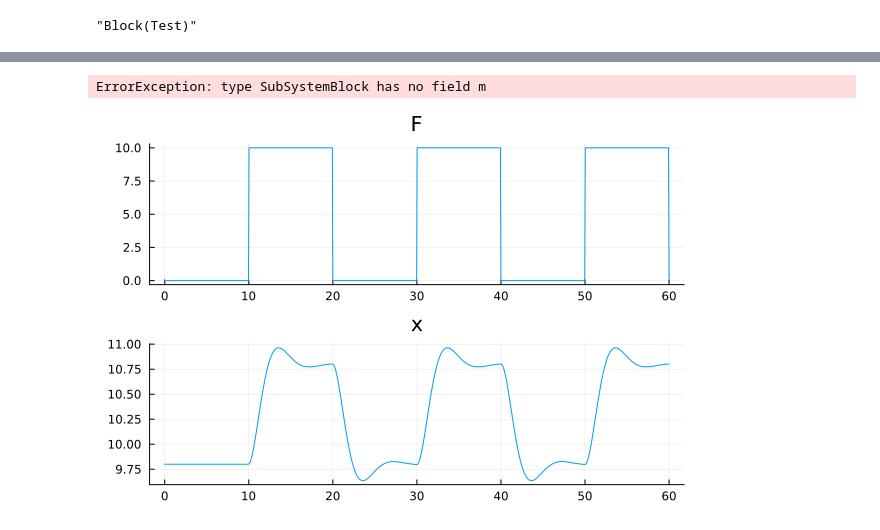
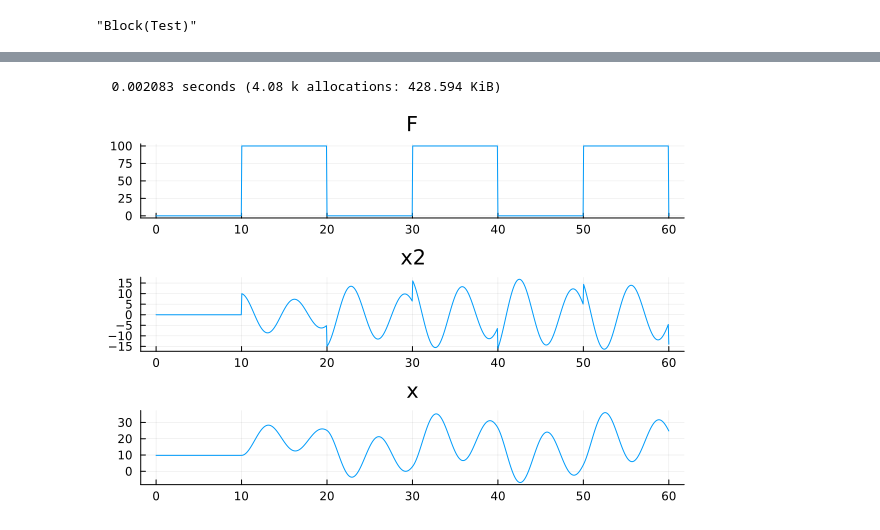
Before and after one commit to JuliaMBD/JuliaMBD.jl, a Jupyter notebook: examples/MSD.ipynb, the cells around one changed output, grey strips where cells are left out. Drawn from its saved outputs; the diff is of its cells as text; code cells hidden in the pictures.

```diff
--- a/examples/MSD.ipynb
+++ b/examples/MSD.ipynb
@@ -59,6 +59,7 @@ function MSD(;M, D, k, g = 9.8)
     JuliaMBD.LineSignal(int2.env[:out], out1.env[:in])
 
     JuliaMBD.addscope!(b, :x, out1.env[:in])
+    JuliaMBD.addscope!(b, :x2, gain3.env[:out])
     b
 end
 # %% [output]
@@ -69,15 +70,15 @@ MSD (generic function with 1 method)
 function Test(;M, D, k, f, p_cycle, p_width)
     b = JuliaMBD.SubSystemBlock(:Test)
 
-    JuliaMBD.addparameter!(b, :M, 10)
-    JuliaMBD.addparameter!(b, :D, 10)
-    JuliaMBD.addparameter!(b, :k, 10)
-    JuliaMBD.addparameter!(b, :f, 10)
-    JuliaMBD.addparameter!(b, :p_cycle, 20)
-    JuliaMBD.addparameter!(b, :p_width, 50)
-    JuliaMBD.addparameter!(b, :g, 9.8)
+    JuliaMBD.addparameter!(b, :M, M)
+    JuliaMBD.addparameter!(b, :D, D)
+    JuliaMBD.addparameter!(b, :k, k)
+    JuliaMBD.addparameter!(b, :f, f)
+    JuliaMBD.addparameter!(b, :p_cycle, p_cycle)
+    JuliaMBD.addparameter!(b, :p_width, p_width)
+    # JuliaMBD.addparameter!(b, :g, 9.8)
 
-    msd = MSD(M=10, D=10, k=10)
+    msd = MSD(M=:M, D=:D, k=:k)
     JuliaMBD.add!(b, msd)
 
     pulse = JuliaMBD.PulseGenerator(amplitude=f, period=p_cycle, pulsewidth=p_width, phasedelay=10.0)
@@ -115,5 +116,5 @@ JuliaMBD.expr_sfunc(b)
   end)
 # %%
-b = Test(M=10, D=10, k=10, f=10, p_cycle=20, p_width=50)
+b = Test(M=10, D=1, k=10, f=100, p_cycle=20, p_width=50)
 # %% [output]
 "Block(Test)"
@@ -141,10 +121,3 @@ JuliaMBD.expr_sfunc(b)
-# %%
-dx = [1,2]
-x = [5,6]
-params = m.blk.
-m.sfunc(1,2)
-# %% [output]
-ErrorException: type SubSystemBlock has no field m
 # %%
 eval(JuliaMBD.expr_sfunc(b))
 eval(JuliaMBD.expr_ofunc(b))
@@ -158,7 +131,10 @@ m = JuliaMBD.ODEModel(
     eval(JuliaMBD.expr_odemodel_ofunc(b))
 );
 # %%
-result = JuliaMBD.simulate(m, (0.0, 60.0))
-plot(result)
+@time begin
+    result = JuliaMBD.simulate(m, (0.0, 60.0))
+    plot(result, layout=(3,1))
+end
 # %% [output]
+  0.002083 seconds (4.08 k allocations: 428.594 KiB)
-[figure, old version]
+[figure, new version]
```
Also changed, not shown: parts of 2 cells of this notebook, 2 other files.
